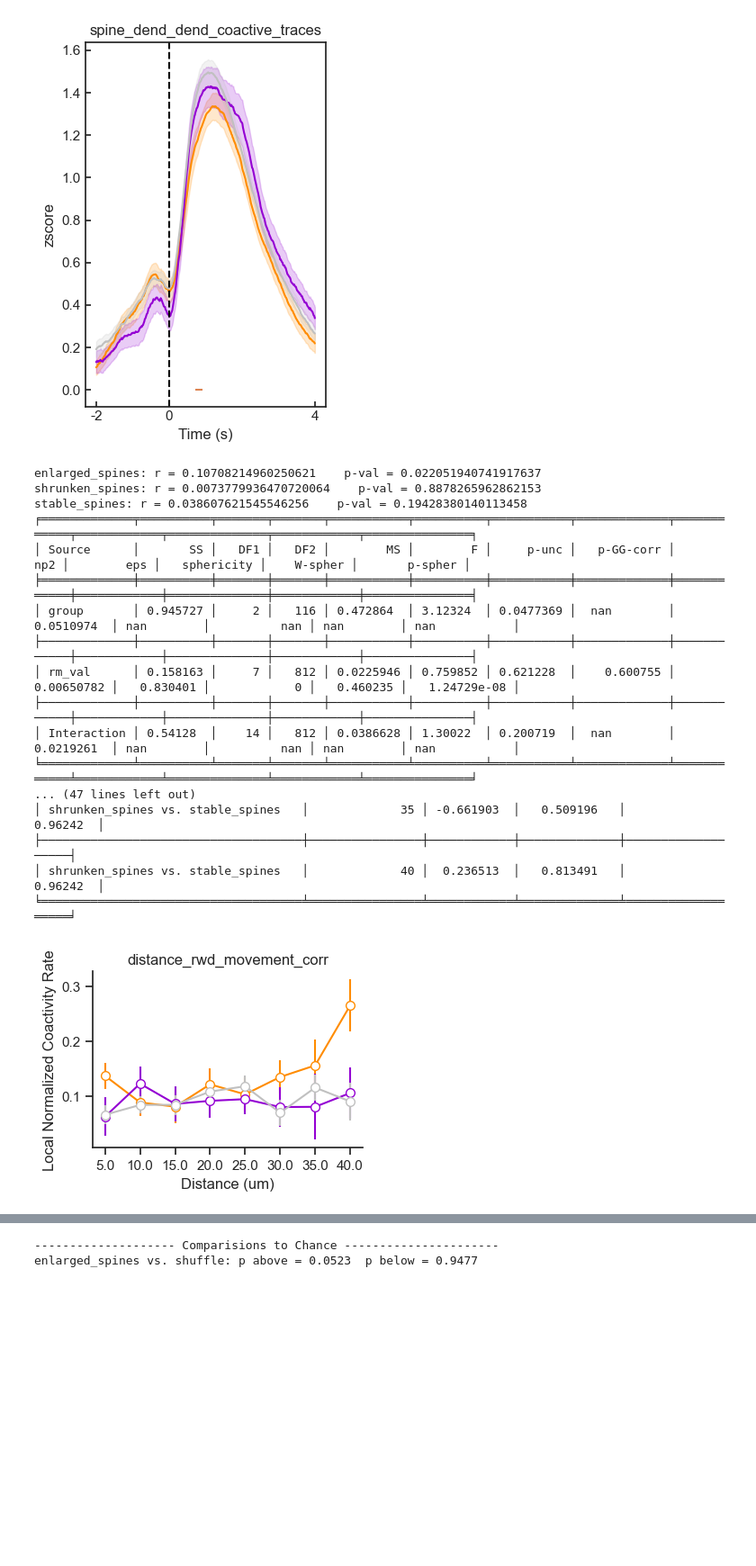
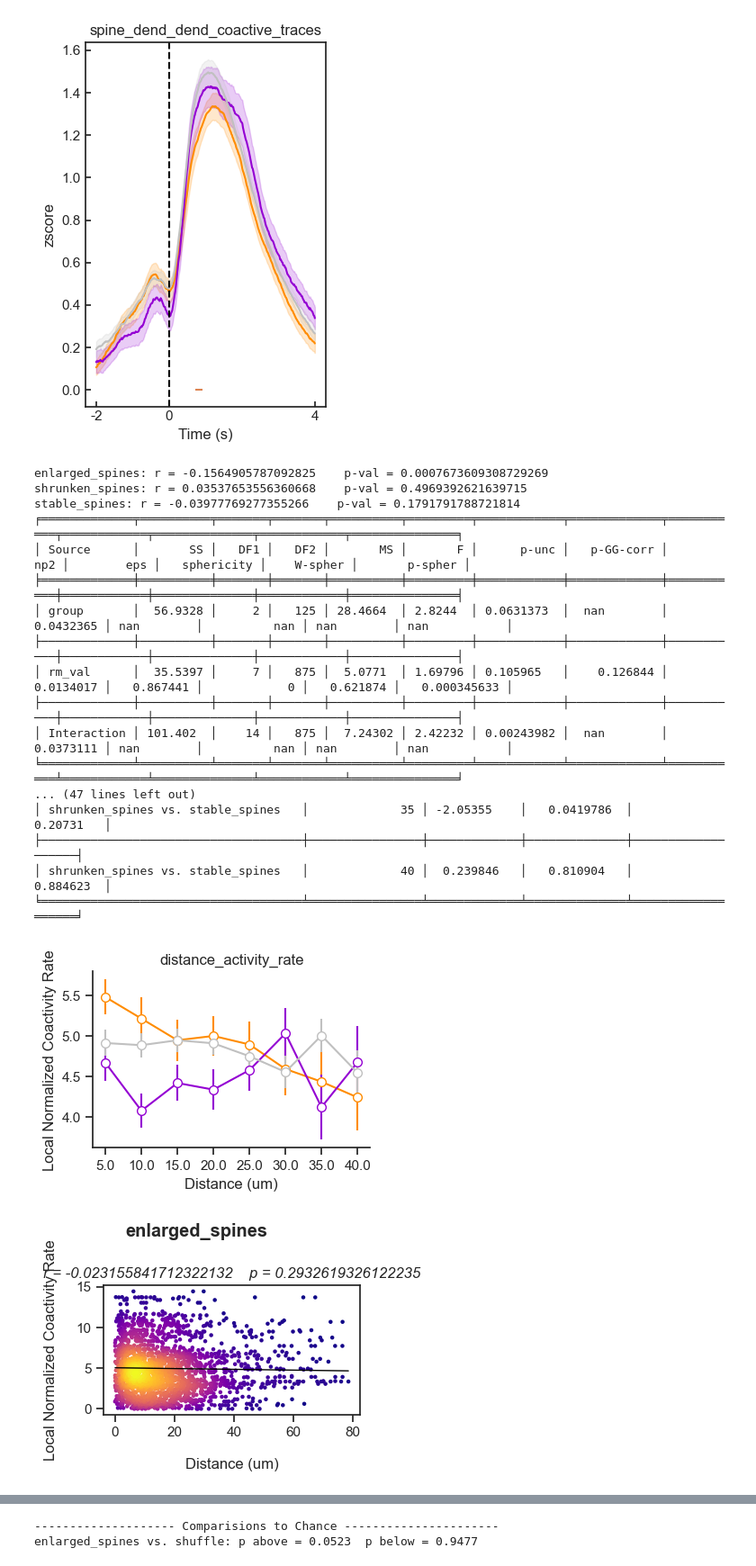
Before and after one commit to wjakewright/Lab_Analyses, a Jupyter notebook: Lab_Analyses/Spine_Analysis/Batch_Coactivity_Analysis.ipynb, the cells around one changed output, grey strips where cells are left out. Shown at 90% size. Cells and saved outputs as stored; diff of their text form; code cells hidden in the pictures; blank space fills up the shorter version.

```diff
--- a/Lab_Analyses/Spine_Analysis/Batch_Coactivity_Analysis.ipynb
+++ b/Lab_Analyses/Spine_Analysis/Batch_Coactivity_Analysis.ipynb
@@ -450,33 +450,34 @@ plot_data.plot_group_spine_mean_traces(
 [figure]
 # %%
 plot_data.plot_spine_coactivity_distance(
-    variable_name="distance_rwd_movement_corr",
+    variable_name="distance_activity_rate",
     group_type="plastic_spines",
     figsize=(4,3),
     colors=["darkorange", "darkviolet", "silver"],
     m_size=7,
     ylim=None,
     ytitle="Local Normalized Coactivity Rate",
     test_method="fdr_bh",
     save=True,
     save_path=figure_path,
 )
 # %% [output]
-enlarged_spines: r = 0.10708214960250621    p-val = 0.022051940741917637
-shrunken_spines: r = 0.0073779936470720064    p-val = 0.8878265962862153
-stable_spines: r = 0.038607621545546256    p-val = 0.19428380140113458
-╒═════════════╤══════════╤═══════╤═══════╤═══════════╤══════════╤═══════════╤═════════════╤════════════╤════════════╤══════════════╤════════════╤═══════════════╕
-│ Source      │       SS │   DF1 │   DF2 │        MS │        F │     p-unc │   p-GG-corr │        np2 │        eps │   sphericity │    W-spher │       p-spher │
-╞═════════════╪══════════╪═══════╪═══════╪═══════════╪══════════╪═══════════╪═════════════╪════════════╪════════════╪══════════════╪════════════╪═══════════════╡
-│ group       │ 0.945727 │     2 │   116 │ 0.472864  │ 3.12324  │ 0.0477369 │  nan        │ 0.0510974  │ nan        │          nan │ nan        │ nan           │
-├─────────────┼──────────┼───────┼───────┼───────────┼──────────┼───────────┼─────────────┼────────────┼────────────┼──────────────┼────────────┼───────────────┤
-│ rm_val      │ 0.158163 │     7 │   812 │ 0.0225946 │ 0.759852 │ 0.621228  │    0.600755 │ 0.00650782 │   0.830401 │            0 │   0.460235 │   1.24729e-08 │
-├─────────────┼──────────┼───────┼───────┼───────────┼──────────┼───────────┼─────────────┼────────────┼────────────┼──────────────┼────────────┼───────────────┤
-│ Interaction │ 0.54128  │    14 │   812 │ 0.0386628 │ 1.30022  │ 0.200719  │  nan        │ 0.0219261  │ nan        │          nan │ nan        │ nan           │
-╘═════════════╧══════════╧═══════╧═══════╧═══════════╧══════════╧═══════════╧═════════════╧════════════╧════════════╧══════════════╧════════════╧═══════════════╛
+enlarged_spines: r = -0.1564905787092825    p-val = 0.0007673609308729269
+shrunken_spines: r = 0.03537653556360668    p-val = 0.4969392621639715
+stable_spines: r = -0.03977769277355266    p-val = 0.1791791788721814
+╒═════════════╤══════════╤═══════╤═══════╤══════════╤═════════╤════════════╤═════════════╤═══════════╤════════════╤══════════════╤════════════╤═══════════════╕
+│ Source      │       SS │   DF1 │   DF2 │       MS │       F │      p-unc │   p-GG-corr │       np2 │        eps │   sphericity │    W-spher │       p-spher │
+╞═════════════╪══════════╪═══════╪═══════╪══════════╪═════════╪════════════╪═════════════╪═══════════╪════════════╪══════════════╪════════════╪═══════════════╡
+│ group       │  56.9328 │     2 │   125 │ 28.4664  │ 2.8244  │ 0.0631373  │  nan        │ 0.0432365 │ nan        │          nan │ nan        │ nan           │
+├─────────────┼──────────┼───────┼───────┼──────────┼─────────┼────────────┼─────────────┼───────────┼────────────┼──────────────┼────────────┼───────────────┤
+│ rm_val      │  35.5397 │     7 │   875 │  5.0771  │ 1.69796 │ 0.105965   │    0.126844 │ 0.0134017 │   0.867441 │            0 │   0.621874 │   0.000345633 │
+├─────────────┼──────────┼───────┼───────┼──────────┼─────────┼────────────┼─────────────┼───────────┼────────────┼──────────────┼────────────┼───────────────┤
+│ Interaction │ 101.402  │    14 │   875 │  7.24302 │ 2.42232 │ 0.00243982 │  nan        │ 0.0373111 │ nan        │          nan │ nan        │ nan           │
+╘═════════════╧══════════╧═══════╧═══════╧══════════╧═════════╧════════════╧═════════════╧═══════════╧════════════╧══════════════╧════════════╧═══════════════╛
 ... (47 lines left out)
-│ shrunken_spines vs. stable_spines   │             35 │ -0.661903  │   0.509196   │          0.96242  │
-├─────────────────────────────────────┼────────────────┼────────────┼──────────────┼───────────────────┤
-│ shrunken_spines vs. stable_spines   │             40 │  0.236513  │   0.813491   │          0.96242  │
-╘═════════════════════════════════════╧════════════════╧════════════╧══════════════╧═══════════════════╛
+│ shrunken_spines vs. stable_spines   │             35 │ -2.05355    │   0.0419786  │         0.20731   │
+├─────────────────────────────────────┼────────────────┼─────────────┼──────────────┼───────────────────┤
+│ shrunken_spines vs. stable_spines   │             40 │  0.239846   │   0.810904   │         0.884623  │
+╘═════════════════════════════════════╧════════════════╧═════════════╧══════════════╧═══════════════════╛
-[figure, old version]
+[figure, new version]
+[figure, added]
```
Also changed, not shown: parts of 4 cells of this notebook.
